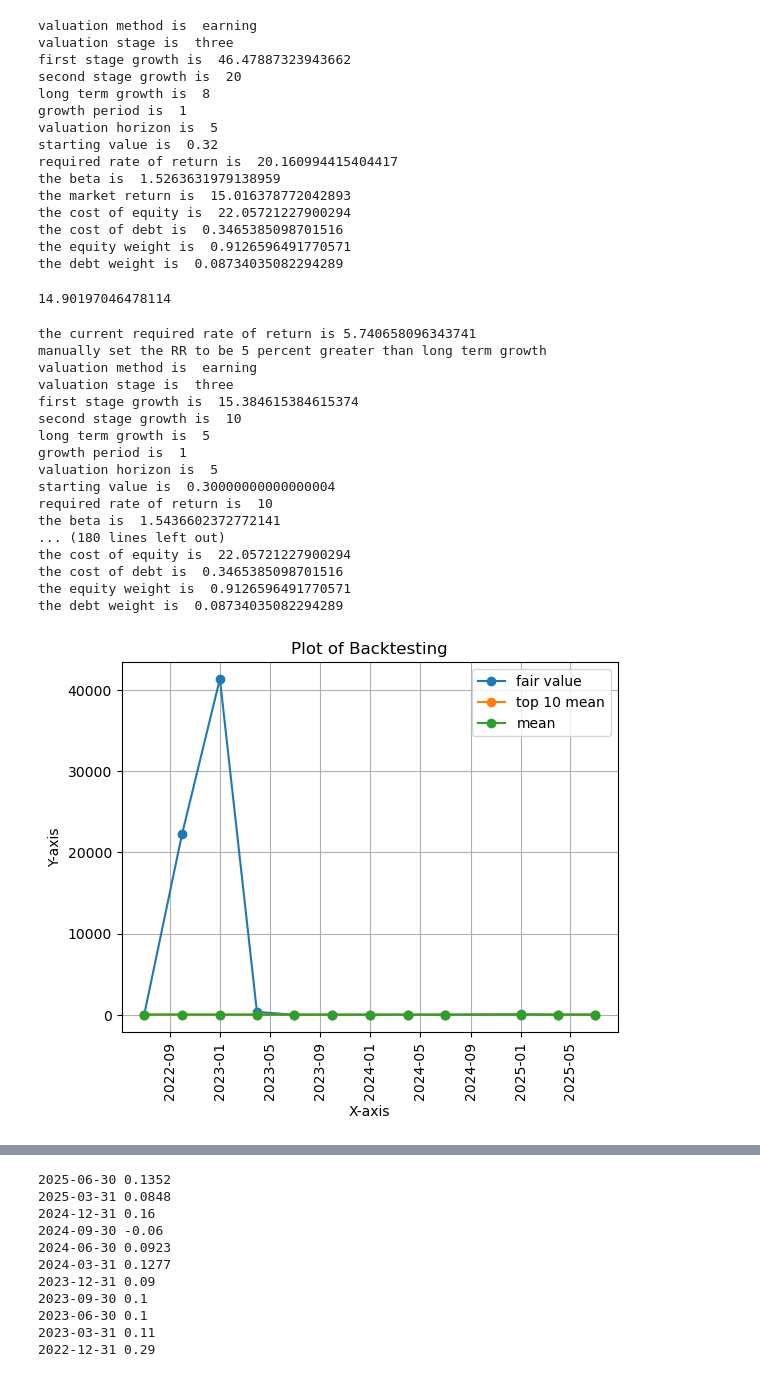
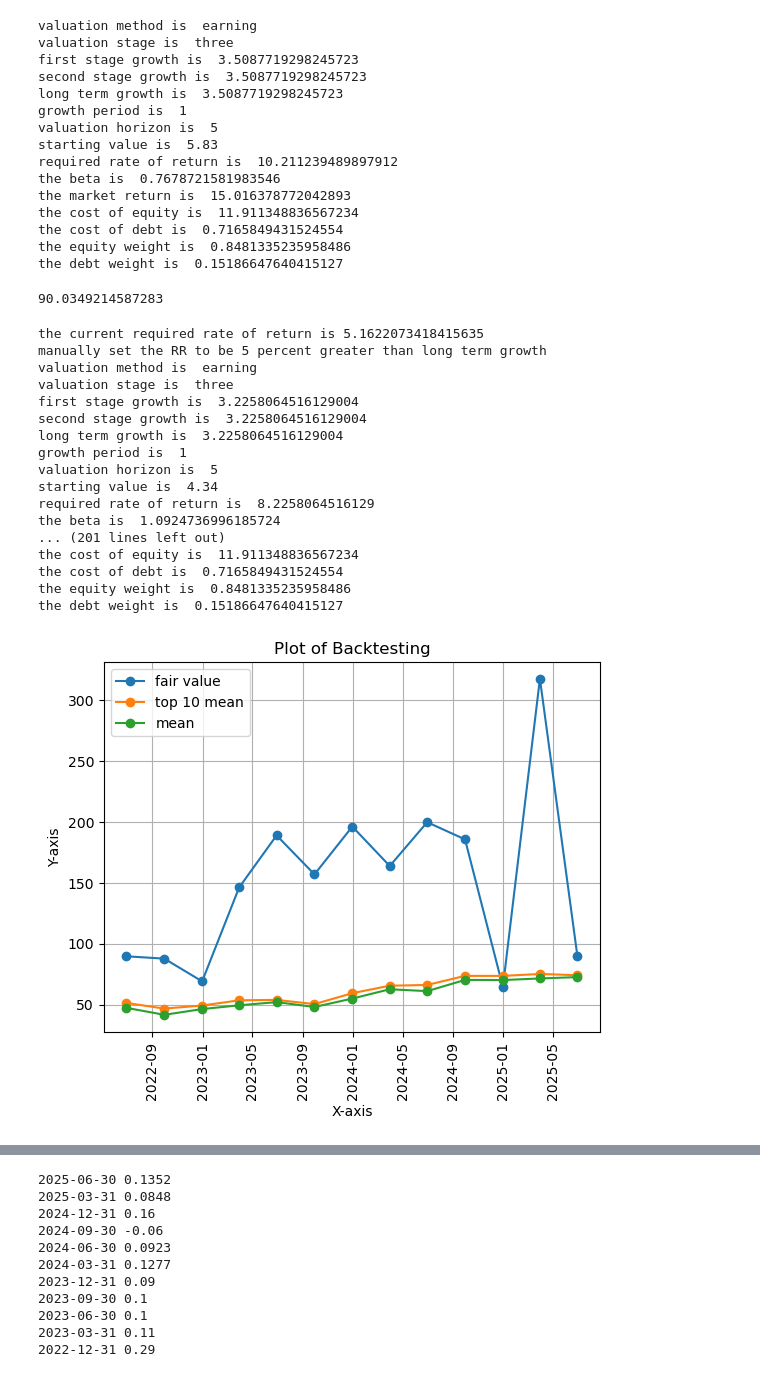
Before and after one commit to xietiany/quant, a Jupyter notebook: Demo.ipynb, the cells around one changed output, grey strips where cells are left out. Cells and saved outputs as stored; diff of their text form; code cells hidden in the pictures.

Commit message:
update the backtest data

```diff
--- a/Demo.ipynb
+++ b/Demo.ipynb
@@ -12,7 +12,7 @@ from lib.obj.stock import stock
 # %%
 # shengzhen sz
 # shanghai sh
-a = stock('sz002006', period='quarter')
+a = stock('sz000333', period='quarter')
 # %%
 a.initialize(defaultRateApproach = True, valuationMethod = "earning", defaultLTGrowth = False, \
                         valuationStage = "three", growthCalcMethod = "earning", growthCalcHorizon = 1, valuationHorizon = 5, date='2025-06-15')
@@ -21,43 +21,43 @@ a.FV
 # %% [output]
 valuation method is  earning
 valuation stage is  three
-first stage growth is  46.47887323943662
-second stage growth is  20
-long term growth is  8
+first stage growth is  3.5087719298245723
+second stage growth is  3.5087719298245723
+long term growth is  3.5087719298245723
 growth period is  1
 valuation horizon is  5
-starting value is  0.32
-required rate of return is  20.160994415404417
-the beta is  1.5263631979138959
+starting value is  5.83
+required rate of return is  10.211239489897912
+the beta is  0.7678721581983546
 the market return is  15.016378772042893
-the cost of equity is  22.05721227900294
-the cost of debt is  0.3465385098701516
-the equity weight is  0.9126596491770571
-the debt weight is  0.08734035082294289
+the cost of equity is  11.911348836567234
+the cost of debt is  0.7165849431524554
+the equity weight is  0.8481335235958486
+the debt weight is  0.15186647640415127
-14.90197046478114
+90.0349214587283
 # %%
-a.backtesting(defaultRateApproach = True, valuationMethod = "earning", defaultLTGrowth = False, \
+temp = a.backtesting(defaultRateApproach = True, valuationMethod = "earning", defaultLTGrowth = False, \
                         valuationStage = "three", growthCalcMethod = "earning", growthCalcHorizon = 1, valuationHorizon = 5, \
                         start_date = '2022-06-30', end_date = '2025-06-30')
 # %% [output]
-the current required rate of return is 5.740658096343741
+the current required rate of return is 5.1622073418415635
 manually set the RR to be 5 percent greater than long term growth
 valuation method is  earning
 valuation stage is  three
-first stage growth is  15.384615384615374
-second stage growth is  10
-long term growth is  5
+first stage growth is  3.2258064516129004
+second stage growth is  3.2258064516129004
+long term growth is  3.2258064516129004
 growth period is  1
 valuation horizon is  5
-starting value is  0.30000000000000004
-required rate of return is  10
-the beta is  1.5436602372772141
-... (180 lines left out)
-the cost of equity is  22.05721227900294
-the cost of debt is  0.3465385098701516
-the equity weight is  0.9126596491770571
-the debt weight is  0.08734035082294289
+starting value is  4.34
+required rate of return is  8.2258064516129
+the beta is  1.0924736996185724
+... (201 lines left out)
+the cost of equity is  11.911348836567234
+the cost of debt is  0.7165849431524554
+the equity weight is  0.8481335235958486
+the debt weight is  0.15186647640415127
-[figure, old version]
+[figure, new version]
 # %%
 a.getBacktestingDF
 # %% [output]
```
Also changed, not shown: parts of 6 cells of this notebook, 1 other file.
